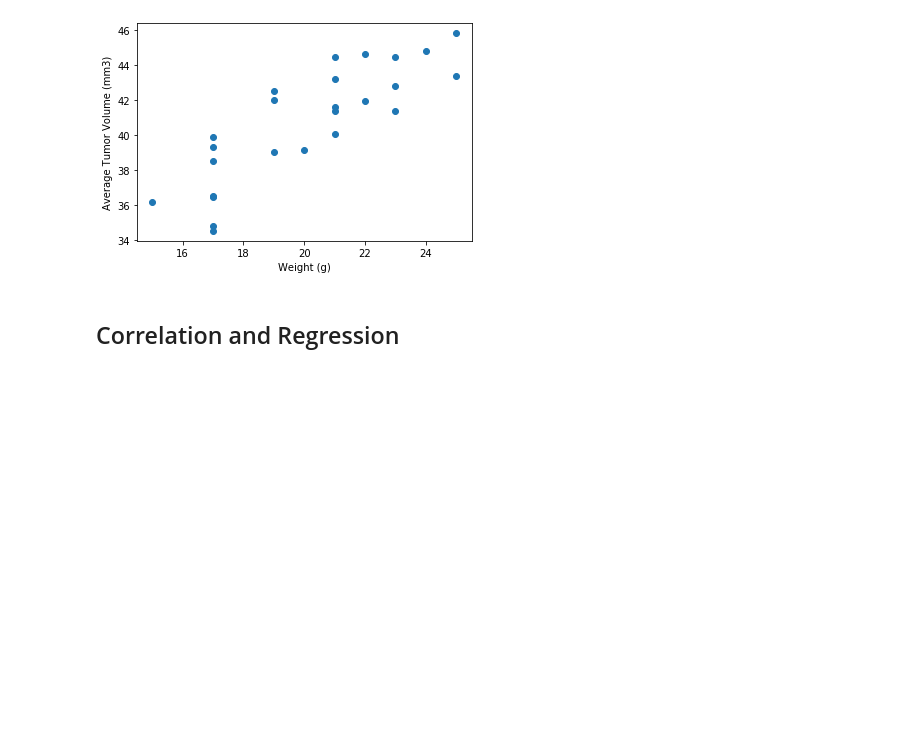
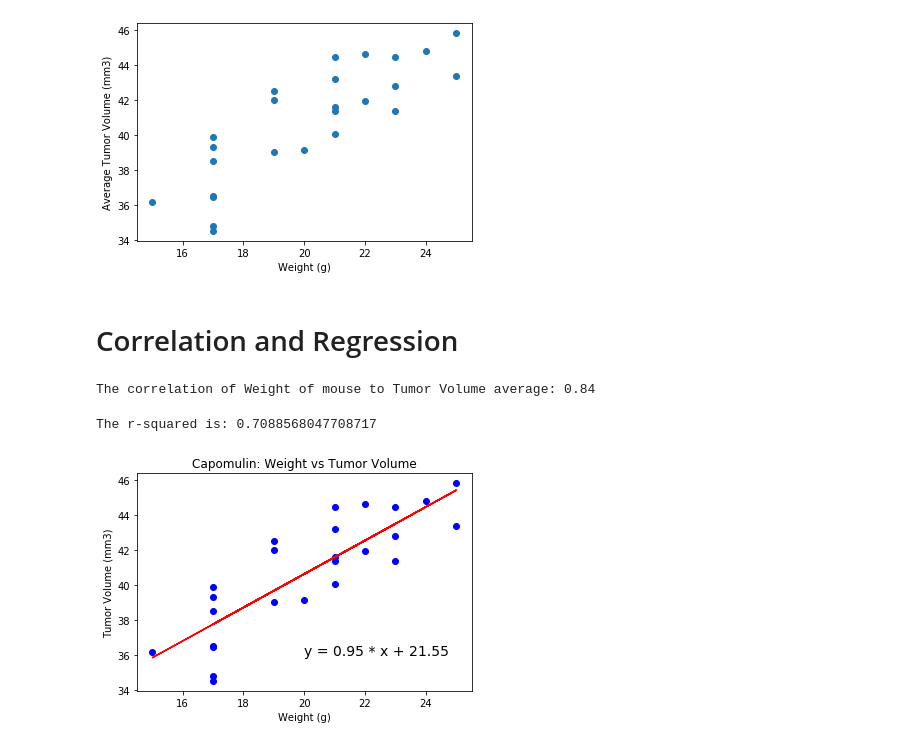
Before and after one commit to elstan-tmk/Metaplotlib_challenge, a Jupyter notebook: Pymaceuticals/pymaceuticals_starter.ipynb, the cells around one changed output. Cells and saved outputs as stored; diff of their text form; code cells hidden in the pictures; blank space fills up the shorter version.

```diff
--- a/Pymaceuticals/pymaceuticals_starter.ipynb
+++ b/Pymaceuticals/pymaceuticals_starter.ipynb
@@ -474,7 +475,33 @@ plt.show()
 # %% [output]
 [figure]
 # %% [markdown]
-## Correlation and Regression
+# Correlation and Regression
 # %%
 # Calculate the correlation coefficient and linear regression model
 # for mouse weight and average tumor volume for the Capomulin regimen
+corr = st.pearsonr(capomulin_avg["Weight (g)"], capomulin_avg["Tumor Volume (mm3)"])[0]
+print(f"The correlation of Weight of mouse to Tumor Volume average: {round(corr,2)}")
+# %% [output]
+The correlation of Weight of mouse to Tumor Volume average: 0.84
+# %%
+# correlation coefficient and linear regression model： slope, intercept, r-value, pandas, stderr
+
+x_corr = capomulin_avg["Weight (g)"]
+y_corr = capomulin_avg["Tumor Volume (mm3)"]
+
+(slope, intercept, rvalue, pvalue, stederr) = linregress(x_corr, y_corr)
+regress_values = x_corr * slope + intercept
+
+line_eq = f"y = {round(slope,2)} * x + {round(intercept,2)}"
+
+plt.scatter(capomulin_avg["Weight (g)"],capomulin_avg["Tumor Volume (mm3)"],color='b')
+plt.plot(capomulin_avg["Weight (g)"], regress_values, color='red')
+plt.annotate(line_eq,(20,36), fontsize=14)
+plt.xlabel("Weight (g)")
+plt.ylabel("Tumor Volume (mm3)")
+plt.title("Capomulin: Weight vs Tumor Volume")
+print(f"The r-squared is: {rvalue**2}")
+plt.show()
+# %% [output]
+The r-squared is: 0.7088568047708717
+[figure, added]
```
Also changed, not shown: parts of 1 cell of this notebook.
